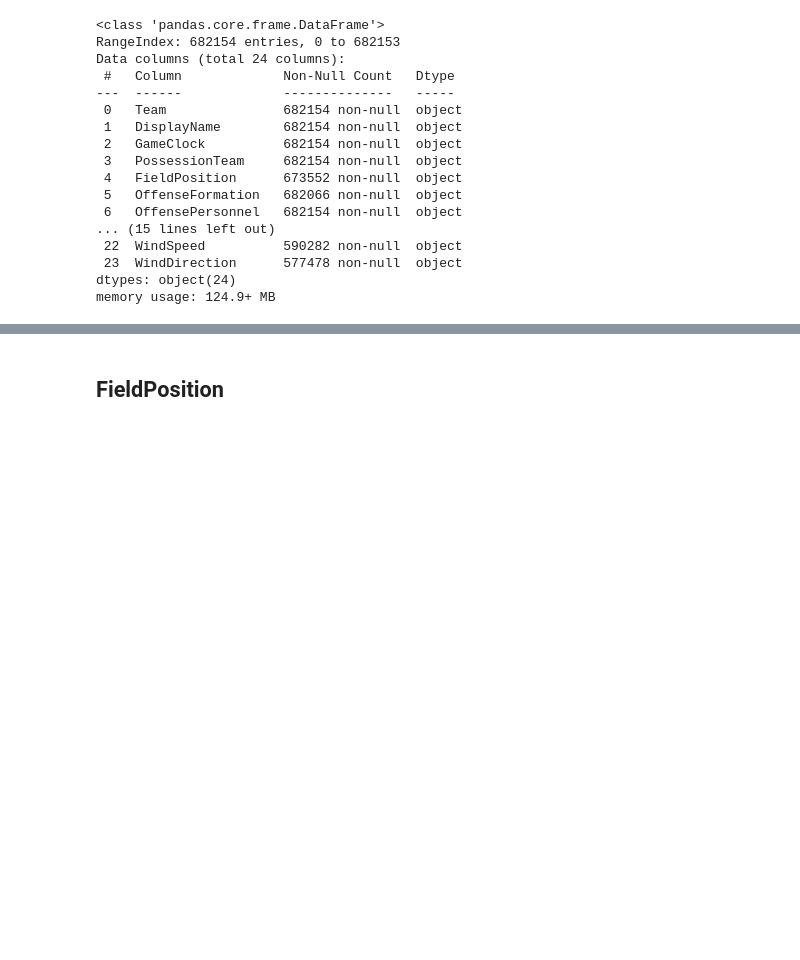
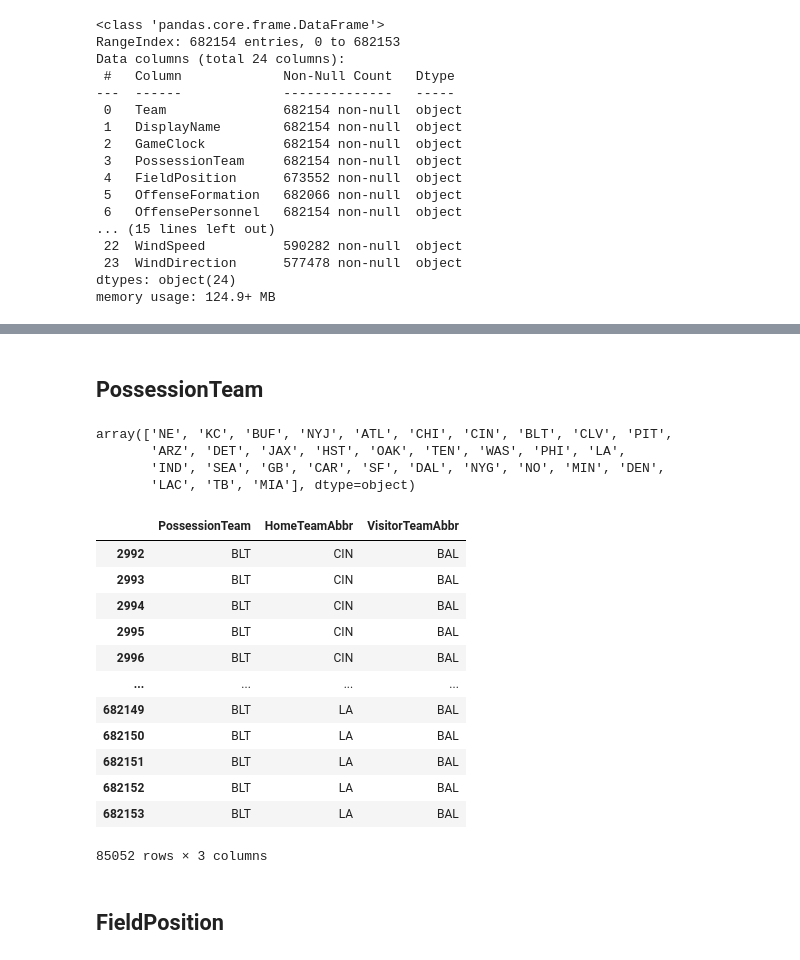
Before and after one commit to JeanArnaudRitouret/kaggle_nflbowl_yards, a Jupyter notebook: notebooks/processing.ipynb, the cells around one changed output, grey strips where cells are left out. Cells and saved outputs as stored; diff of their text form; code cells hidden in the pictures; blank space fills up the shorter version.

```diff
--- a/notebooks/processing.ipynb
+++ b/notebooks/processing.ipynb
@@ -106,3 +97,30 @@ array(['NE', 'KC', 'BUF', 'NYJ', 'ATL', 'CHI', 'CIN', 'BLT', 'CLV', 'PIT',
+# %% [markdown]
+## PossessionTeam
+# %%
+train_cat.PossessionTeam.unique()
+# %% [output]
+array(['NE', 'KC', 'BUF', 'NYJ', 'ATL', 'CHI', 'CIN', 'BLT', 'CLV', 'PIT',
+       'ARZ', 'DET', 'JAX', 'HST', 'OAK', 'TEN', 'WAS', 'PHI', 'LA',
+       'IND', 'SEA', 'GB', 'CAR', 'SF', 'DAL', 'NYG', 'NO', 'MIN', 'DEN',
+       'LAC', 'TB', 'MIA'], dtype=object)
+# %%
+train_cat[
+    (train_cat.PossessionTeam != train_cat.HomeTeamAbbr) &
+    (train_cat.PossessionTeam != train_cat.VisitorTeamAbbr)][['PossessionTeam','HomeTeamAbbr','VisitorTeamAbbr']]
+# %% [output]
+|  | PossessionTeam | HomeTeamAbbr | VisitorTeamAbbr |
+| 2992 | BLT | CIN | BAL |
+| 2993 | BLT | CIN | BAL |
+| 2994 | BLT | CIN | BAL |
+| 2995 | BLT | CIN | BAL |
+| 2996 | BLT | CIN | BAL |
+| ... | ... | ... | ... |
+| 682149 | BLT | LA | BAL |
+| 682150 | BLT | LA | BAL |
+| 682151 | BLT | LA | BAL |
+| 682152 | BLT | LA | BAL |
+| 682153 | BLT | LA | BAL |
+85052 rows × 3 columns
 # %% [markdown]
 ## FieldPosition
 # %%
```
Also changed, not shown: parts of 24 cells of this notebook, 2 other files.
